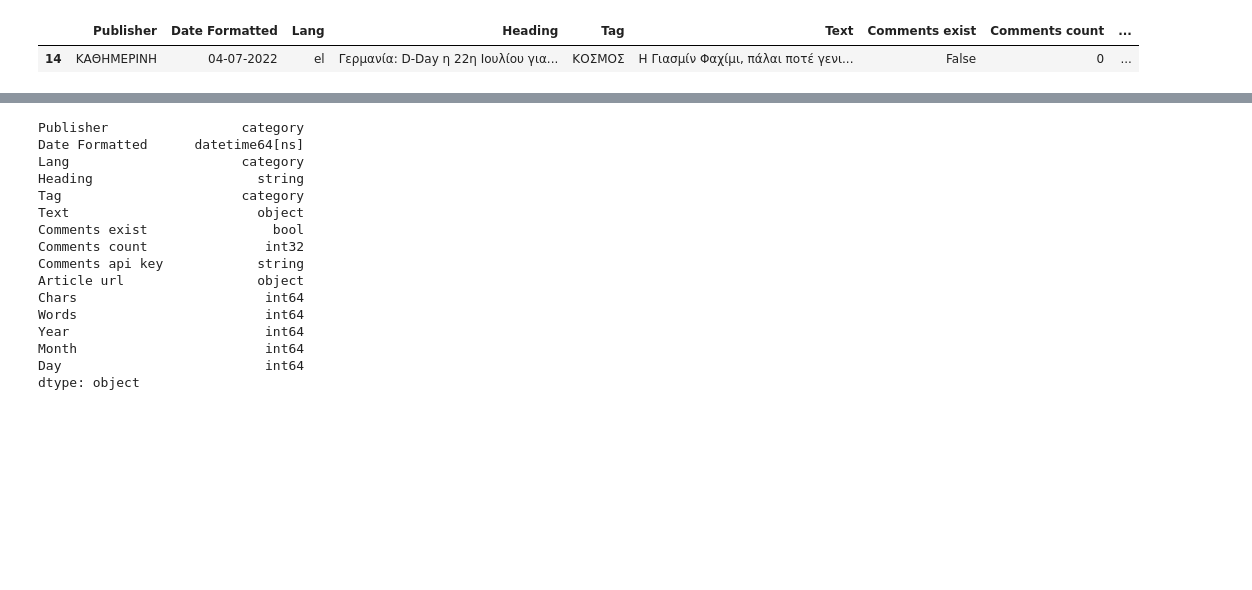
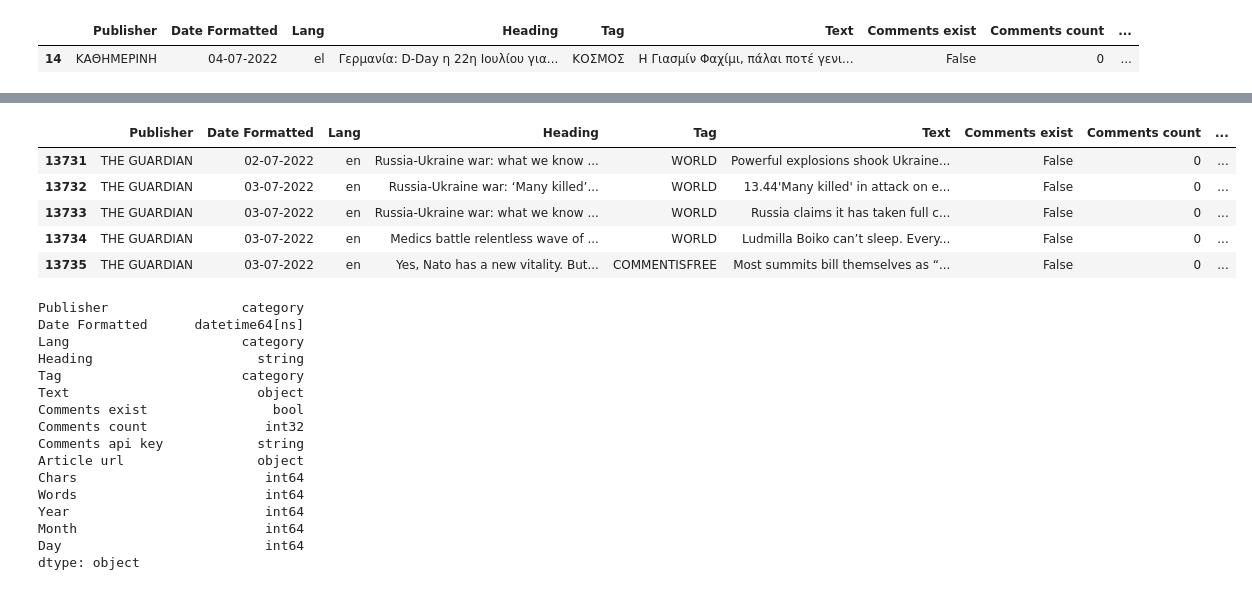
Before and after one commit to inhaltone/132DOW, a Jupyter notebook: notebooks/dataOptAnalysis.ipynb, the cells around one changed output, grey strips where cells are left out. Saved outputs shown, nothing was run; the diff lists cells and outputs as text; code cells hidden in the pictures; blank space fills up the shorter version.

```diff
--- a/notebooks/dataOptAnalysis.ipynb
+++ b/notebooks/dataOptAnalysis.ipynb
@@ -103,7 +98,3 @@ war_df['Publisher'] = war_df['Publisher'].astype(publisher_dtype)
-# %%
-war_df['Lang'] = war_df['Lang'].astype(lang_enum)
-# %%
-war_df['Tag'] = war_df['Tag'].astype('category')
 # %%
 war_df = (war_df
  .assign(Chars=war_df['Text'].str.len().astype(int))
@@ -131,13 +122,6 @@ war_df[war_df['Heading'].str.contains("D-Day", case=False)]
 # %% [output]
 |  | Publisher | Date Formatted | Lang | Heading | Tag | Text | Comments exist | Comments count | ... |
 | 14 | ΚΑΘΗΜΕΡΙΝΗ | 04-07-2022 | el | Γερμανία: D-Day η 22η Ιουλίου για... | ΚΟΣΜΟΣ | Η Γιασμίν Φαχίμι, πάλαι ποτέ γενι... | False | 0 | ... |
-# %%
-# convert 'Date Formatted' as datetime pandas type
-war_df['Date Formatted'] = pd.to_datetime(war_df['Date Formatted'], format="%d-%m-%Y")
-# %%
-war_df['Year'] = pd.DatetimeIndex(war_df['Date Formatted']).year
-war_df['Month'] = pd.DatetimeIndex(war_df['Date Formatted']).month
-war_df['Day'] = pd.DatetimeIndex(war_df['Date Formatted']).day
 # %%
 war_df.memory_usage(deep=True).sum()
 # %% [output]
@@ -145,3 +129,12 @@ war_df.memory_usage(deep=True).sum()
+# %%
+war_df.tail()
+# %% [output]
+|  | Publisher | Date Formatted | Lang | Heading | Tag | Text | Comments exist | Comments count | ... |
+| 13731 | THE GUARDIAN | 02-07-2022 | en | Russia-Ukraine war: what we know ... | WORLD | Powerful explosions shook Ukraine... | False | 0 | ... |
+| 13732 | THE GUARDIAN | 03-07-2022 | en | Russia-Ukraine war: ‘Many killed’... | WORLD | 13.44'Many killed' in attack on e... | False | 0 | ... |
+| 13733 | THE GUARDIAN | 03-07-2022 | en | Russia-Ukraine war: what we know ... | WORLD | Russia claims it has taken full c... | False | 0 | ... |
+| 13734 | THE GUARDIAN | 03-07-2022 | en | Medics battle relentless wave of ... | WORLD | Ludmilla Boiko can’t sleep. Every... | False | 0 | ... |
+| 13735 | THE GUARDIAN | 03-07-2022 | en | Yes, Nato has a new vitality. But... | COMMENTISFREE | Most summits bill themselves as “... | False | 0 | ... |
 # %%
 war_df.dtypes
 # %% [output]
```
Also changed, not shown: parts of 10 cells of this notebook, 7 other files.
